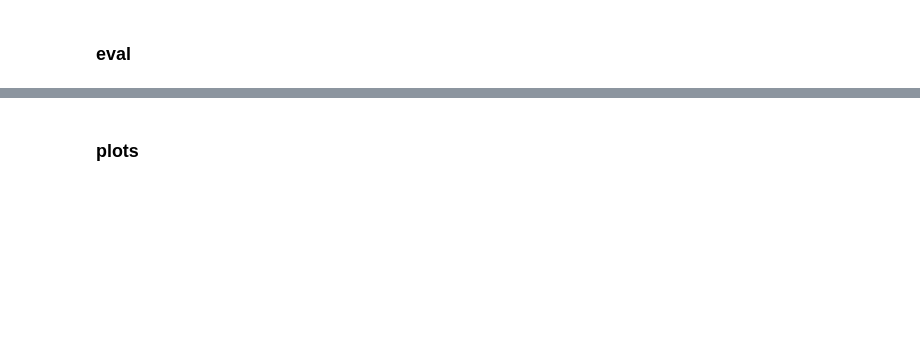
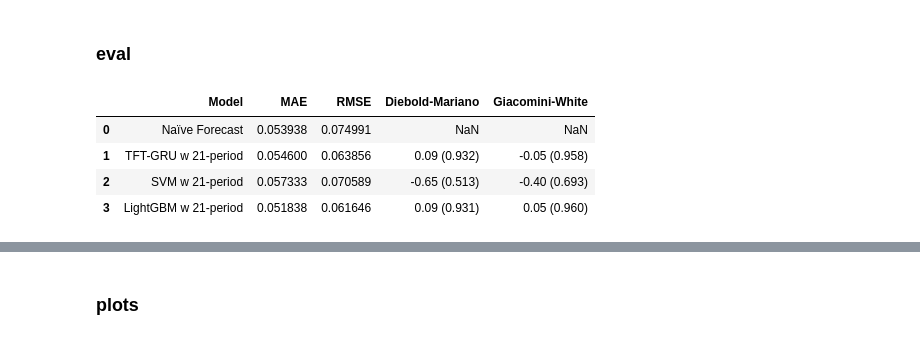
Before and after one commit to robtaylor94/Credit-VIX-CDS-IV-Prediction, a Jupyter notebook: Test_and_Eval.ipynb, the cells around one changed output, grey strips where cells are left out. Saved outputs shown, nothing was run; the diff lists cells and outputs as text; code cells hidden in the pictures; blank space fills up the shorter version.

```diff
--- a/Test_and_Eval.ipynb
+++ b/Test_and_Eval.ipynb
@@ -72,5 +97,6 @@ window = 42
 log_path = os.path.join(base_dir, 'full_log.txt')
 # %%
+
 with open(log_path, 'w') as f:
     with redirect_stdout(f), redirect_stderr(f):
         raw_metrics = {}
@@ -81,9 +107,24 @@ with open(log_path, 'w') as f:
         model_name = 'Naïve Forecast'
         raw_metrics[model_name] = rolling_test(
             Naive, X, y, chunk=(window + predictions), predictions=predictions, model_name=model_name
+        )
+        levels_metrics[model_name] = reconstruct_levels(target_vector, raw_metrics[model_name])
+
+        del model_name
+        gc.collect()
+
+        # TFT-GRU model
+        model_name = f'TFT-GRU{model_name_suffix}'
+        with contextlib.redirect_stdout(sys.__stdout__):
+            print(f'Training and rolling test for {model_name}')
+        with tf.device('/device:GPU:0'):
+            raw_metrics[model_name] = rolling_test(
+                TFT_GRU, X, y, chunk=(window + predictions), predictions=predictions, sequence_length=sequence_length, model_name=model_name
             )
+        levels_metrics[model_name] = reconstruct_levels(target_vector, raw_metrics[model_name])
 
-        levels_metrics[model_name] = reconstruct_levels(target_vector, raw_metrics[model_name])
+        del model_name
+        gc.collect()
 
         # SVM model
         model_name = f'SVM{model_name_suffix}'
@@ -91,27 +132,20 @@ with open(log_path, 'w') as f:
             print(f'Training and rolling test for {model_name}')
         raw_metrics[model_name] = rolling_test(
             SVM, X, y, chunk=(window + predictions), predictions=predictions, sequence_length=sequence_length, model_name=model_name
-            )
+        )
+        levels_metrics[model_name] = reconstruct_levels(target_vector, raw_metrics[model_name])
 
-        levels_metrics[model_name] = reconstruct_levels(target_vector, raw_metrics[model_name])
+        del model_name
+        gc.collect()
 
         # LightGBM model
         model_name = f'LightGBM{model_name_suffix}'
         with contextlib.redirect_stdout(sys.__stdout__):
             print(f'Training and rolling test for {model_name}')
         raw_metrics[model_name] = rolling_test(
-            LGBM, X, y, chunk=(window + predictions), predictions=predictions,sequence_length=sequence_length, model_name=model_name
-            )
-
+            LGBM, X, y, chunk=(window + predictions), predictions=predictions, sequence_length=sequence_length, model_name=model_name
+        )
         levels_metrics[model_name] = reconstruct_levels(target_vector, raw_metrics[model_name])
 
-        # TFT-GRU model
-        model_name = f'TFT-GRU{model_name_suffix}'
-        with contextlib.redirect_stdout(sys.__stdout__):
-            print(f'Training and rolling test for {model_name}')
-        with tf.device('/device:GPU:0'):
-            raw_metrics[model_name] = rolling_test(
-                TFT_GRU, X, y, chunk=(window + predictions), predictions=predictions,sequence_length=sequence_length, model_name=model_name
-                )
-
-        levels_metrics[model_name] = reconstruct_levels(target_vector, raw_metrics[model_name])
+        del model_name
+        gc.collect()
@@ -120,13 +172,19 @@ with open(log_path, 'w') as f:
 # %%
 # metrics, log returns
 forecast_stats = ForecastStats(raw_metrics, X)
 result_table = forecast_stats.calculate_forecast_stats()
 
-result_table_path = os.path.join(base_dir, 'result_table.tex')
+result_table_path = os.path.join(base_dir, 'metrics_table.tex')
 with open(result_table_path, 'w') as f:
     f.write(result_table.to_latex(index=False))
 
 result_table
+# %% [output]
+|  | Model | MAE | RMSE | Diebold-Mariano | Giacomini-White |
+| 0 | Naïve Forecast | 0.053938 | 0.074991 | NaN | NaN |
+| 1 | TFT-GRU w 21-period | 0.054600 | 0.063856 | 0.09 (0.932) | -0.05 (0.958) |
+| 2 | SVM w 21-period | 0.057333 | 0.070589 | -0.65 (0.513) | -0.40 (0.693) |
+| 3 | LightGBM w 21-period | 0.051838 | 0.061646 | 0.09 (0.931) | 0.05 (0.960) |
 # %%
 # metrics, levels
 level_metrics_table = forecast_stats.calculate_level_metrics(levels_metrics)
```
Also changed, not shown: parts of 11 cells of this notebook.
